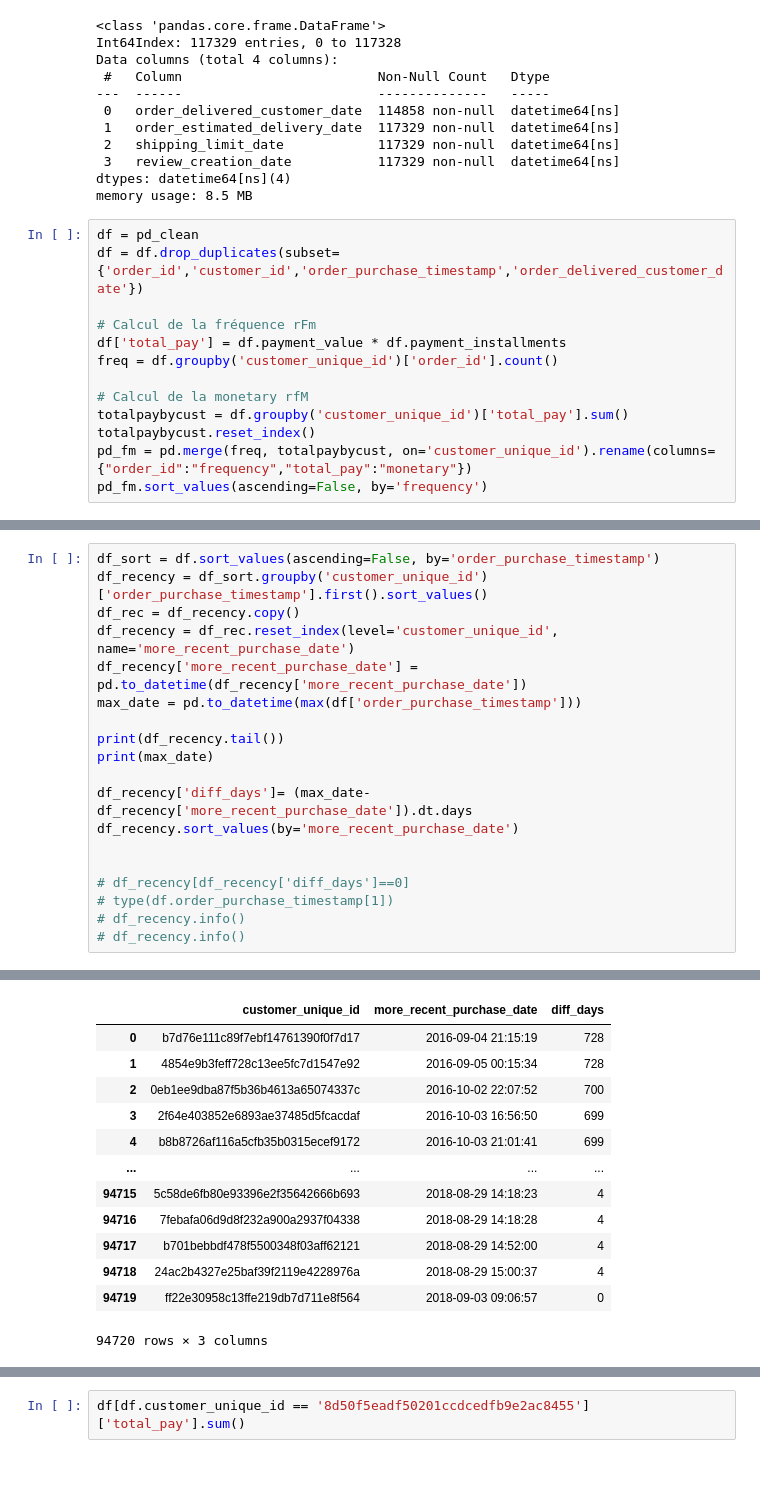
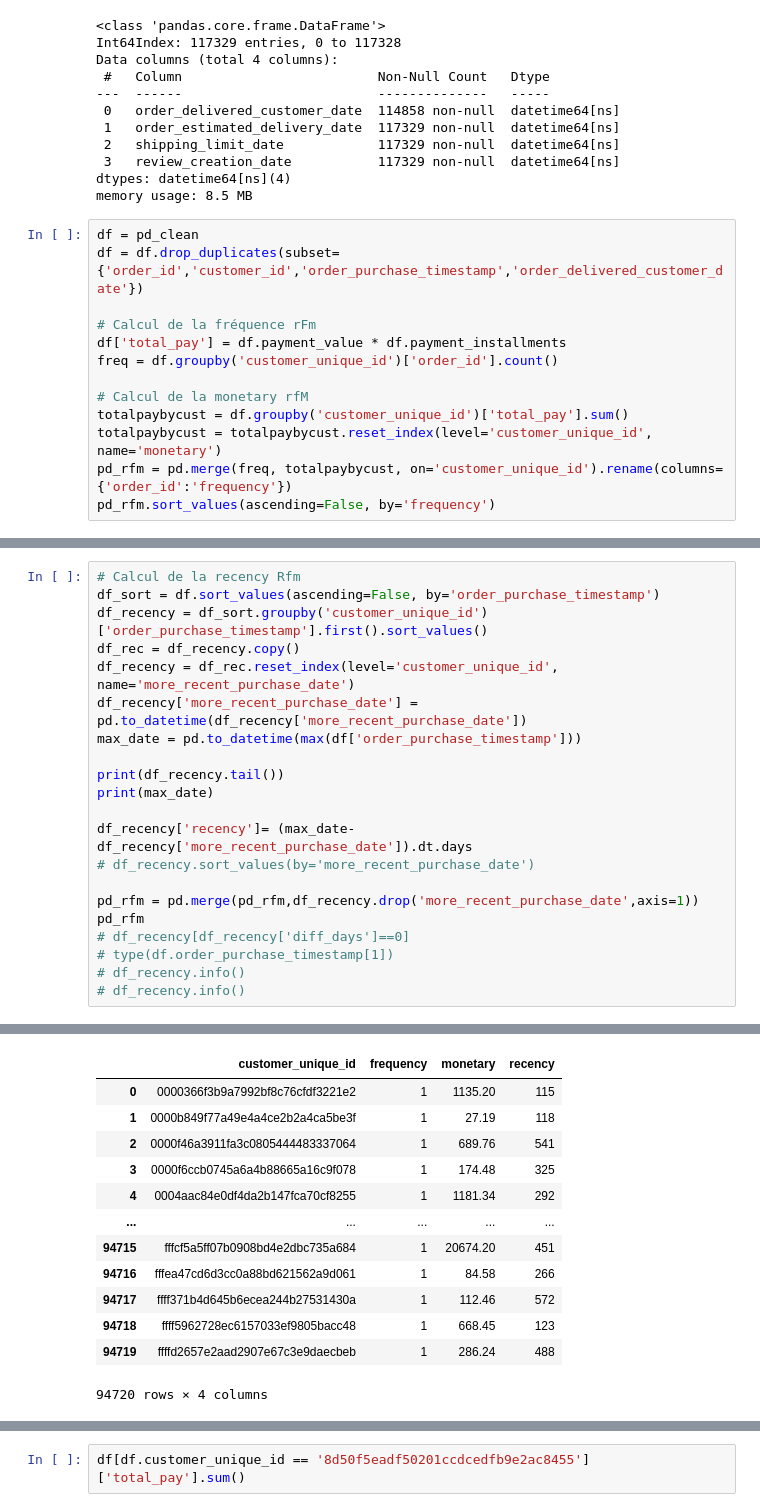
Before and after one commit to ibrahim-sayhan/clustring, a Jupyter notebook: ProjetAI2_ClusteringForLubmarine.ipynb, the cells around one changed output, grey strips where cells are left out. Cells and saved outputs as stored; diff of their text form; blank space fills up the shorter version.

```diff
--- a/ProjetAI2_ClusteringForLubmarine.ipynb
+++ b/ProjetAI2_ClusteringForLubmarine.ipynb
@@ -358,9 +359,9 @@ freq = df.groupby('customer_unique_id')['order_id'].count()
 
 # Calcul de la monetary rfM
 totalpaybycust = df.groupby('customer_unique_id')['total_pay'].sum()
-totalpaybycust.reset_index()
-pd_fm = pd.merge(freq, totalpaybycust, on='customer_unique_id').rename(columns={"order_id":"frequency","total_pay":"monetary"})
-pd_fm.sort_values(ascending=False, by='frequency')
+totalpaybycust = totalpaybycust.reset_index(level='customer_unique_id', name='monetary')
+pd_rfm = pd.merge(freq, totalpaybycust, on='customer_unique_id').rename(columns={'order_id':'frequency'})
+pd_rfm.sort_values(ascending=False, by='frequency')
 # %% [output]
 A value is trying to be set on a copy of a slice from a DataFrame.
 Try using .loc[row_indexer,col_indexer] = value instead
@@ -384,40 +384,42 @@ See the caveats in the documentation: https://pandas.pydata.org/pandas-docs/stab
 # %%
+# Calcul de la recency Rfm
 df_sort = df.sort_values(ascending=False, by='order_purchase_timestamp')
 df_recency = df_sort.groupby('customer_unique_id')['order_purchase_timestamp'].first().sort_values()
 df_rec = df_recency.copy()
 df_recency = df_rec.reset_index(level='customer_unique_id', name='more_recent_purchase_date')
 df_recency['more_recent_purchase_date'] = pd.to_datetime(df_recency['more_recent_purchase_date'])
 max_date = pd.to_datetime(max(df['order_purchase_timestamp']))
 
 print(df_recency.tail())
 print(max_date)
 
-df_recency['diff_days']= (max_date-df_recency['more_recent_purchase_date']).dt.days
-df_recency.sort_values(by='more_recent_purchase_date')
+df_recency['recency']= (max_date-df_recency['more_recent_purchase_date']).dt.days
+# df_recency.sort_values(by='more_recent_purchase_date')
 
-
+pd_rfm = pd.merge(pd_rfm,df_recency.drop('more_recent_purchase_date',axis=1))
+pd_rfm
 # df_recency[df_recency['diff_days']==0]
 # type(df.order_purchase_timestamp[1])
 # df_recency.info()
 # df_recency.info()
 # %% [output]
                      customer_unique_id more_recent_purchase_date
 94715  5c58de6fb80e93396e2f35642666b693       2018-08-29 14:18:23
 94716  7febafa06d9d8f232a900a2937f04338       2018-08-29 14:18:28
 94717  b701bebbdf478f5500348f03aff62121       2018-08-29 14:52:00
 94718  24ac2b4327e25baf39f2119e4228976a       2018-08-29 15:00:37
 94719  ff22e30958c13ffe219db7d711e8f564       2018-09-03 09:06:57
 2018-09-03 09:06:57
-|  | customer_unique_id | more_recent_purchase_date | diff_days |
-| 0 | b7d76e111c89f7ebf14761390f0f7d17 | 2016-09-04 21:15:19 | 728 |
-| 1 | 4854e9b3feff728c13ee5fc7d1547e92 | 2016-09-05 00:15:34 | 728 |
-| 2 | 0eb1ee9dba87f5b36b4613a65074337c | 2016-10-02 22:07:52 | 700 |
-| 3 | 2f64e403852e6893ae37485d5fcacdaf | 2016-10-03 16:56:50 | 699 |
-| 4 | b8b8726af116a5cfb35b0315ecef9172 | 2016-10-03 21:01:41 | 699 |
-| ... | ... | ... | ... |
-| 94715 | 5c58de6fb80e93396e2f35642666b693 | 2018-08-29 14:18:23 | 4 |
-| 94716 | 7febafa06d9d8f232a900a2937f04338 | 2018-08-29 14:18:28 | 4 |
-| 94717 | b701bebbdf478f5500348f03aff62121 | 2018-08-29 14:52:00 | 4 |
-| 94718 | 24ac2b4327e25baf39f2119e4228976a | 2018-08-29 15:00:37 | 4 |
-| 94719 | ff22e30958c13ffe219db7d711e8f564 | 2018-09-03 09:06:57 | 0 |
+|  | customer_unique_id | frequency | monetary | recency |
+| 0 | 0000366f3b9a7992bf8c76cfdf3221e2 | 1 | 1135.20 | 115 |
+| 1 | 0000b849f77a49e4a4ce2b2a4ca5be3f | 1 | 27.19 | 118 |
+| 2 | 0000f46a3911fa3c0805444483337064 | 1 | 689.76 | 541 |
+| 3 | 0000f6ccb0745a6a4b88665a16c9f078 | 1 | 174.48 | 325 |
+| 4 | 0004aac84e0df4da2b147fca70cf8255 | 1 | 1181.34 | 292 |
+| ... | ... | ... | ... | ... |
+| 94715 | fffcf5a5ff07b0908bd4e2dbc735a684 | 1 | 20674.20 | 451 |
+| 94716 | fffea47cd6d3cc0a88bd621562a9d061 | 1 | 84.58 | 266 |
+| 94717 | ffff371b4d645b6ecea244b27531430a | 1 | 112.46 | 572 |
+| 94718 | ffff5962728ec6157033ef9805bacc48 | 1 | 668.45 | 123 |
+| 94719 | ffffd2657e2aad2907e67c3e9daecbeb | 1 | 286.24 | 488 |
-94720 rows × 3 columns
+94720 rows × 4 columns
```
Also changed, not shown: parts of 5 cells of this notebook.
